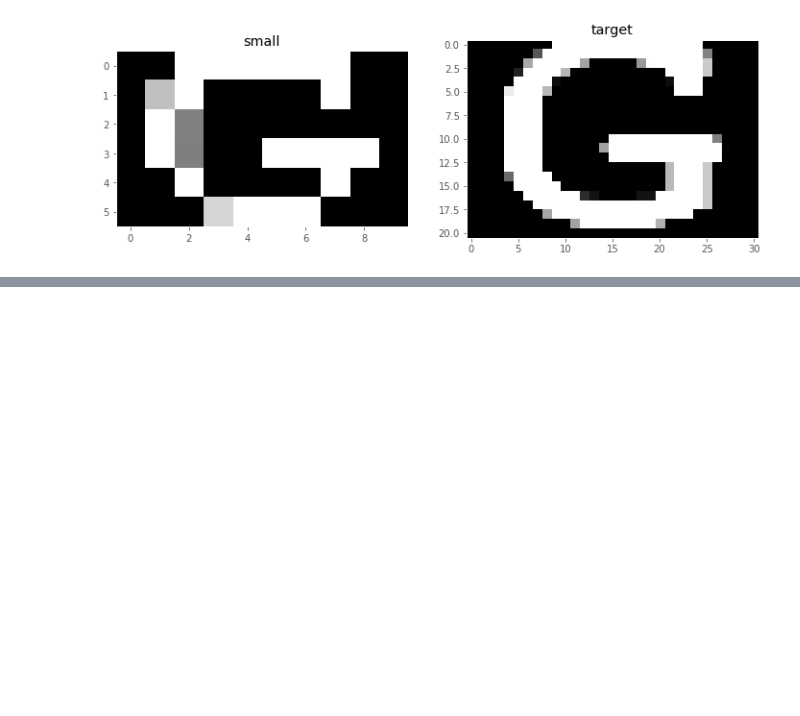
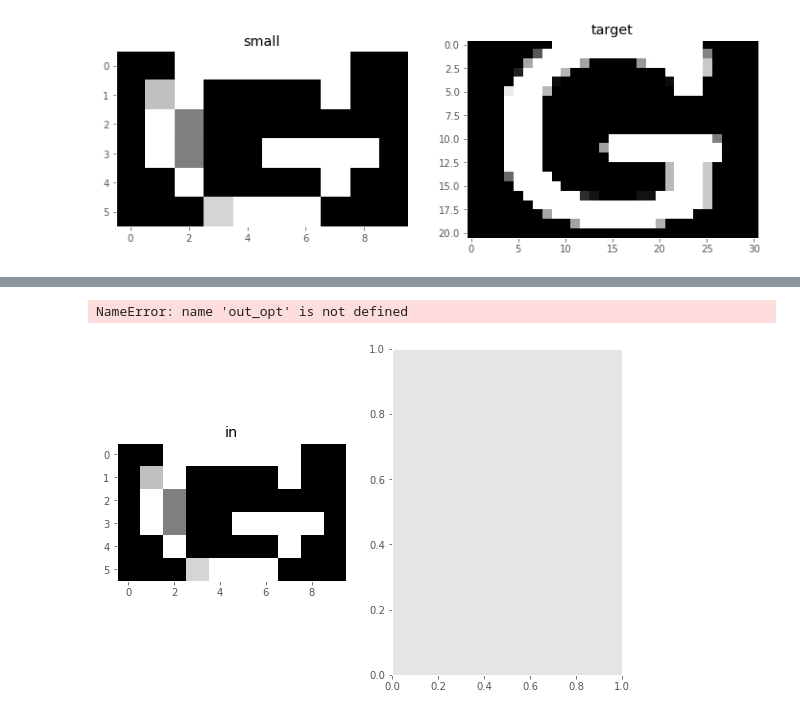
Before and after one commit to mbeyeler/pulse2percept, a Jupyter notebook: examples/notebooks/2.0-tm-fit.ipynb, the cells around one changed output, grey strips where cells are left out. Saved outputs shown, nothing was run; the diff lists cells and outputs as text; code cells hidden in the pictures; blank space fills up the shorter version.

```diff
--- a/examples/notebooks/2.0-tm-fit.ipynb
+++ b/examples/notebooks/2.0-tm-fit.ipynb
@@ -151 +187,15 @@ meow + 2
+# %%
+plt.figure(figsize=(14, 6))
+plt.subplot(131)
+plt.imshow(img_small, cmap='gray')
+plt.title('in')
+plt.subplot(132)
+plt.imshow(out_opt, cmap='gray')
+plt.title('struct sim: %.3f' % skim.compare_ssim(out_opt / out_opt.max(), target / target.max(), dynamic_range=1.0))
+plt.subplot(133)
+plt.imshow(target, cmap='gray')
+plt.title('target')
+# %% [output]
+NameError: name 'out_opt' is not defined
+[figure, added]
 # %%
```
Also changed, not shown: parts of 26 cells of this notebook, 4 other files.
